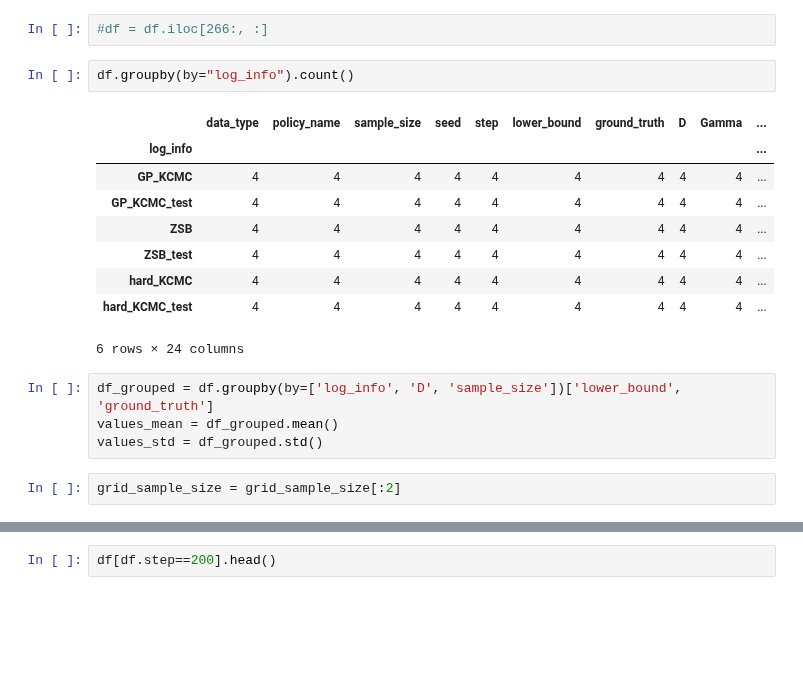
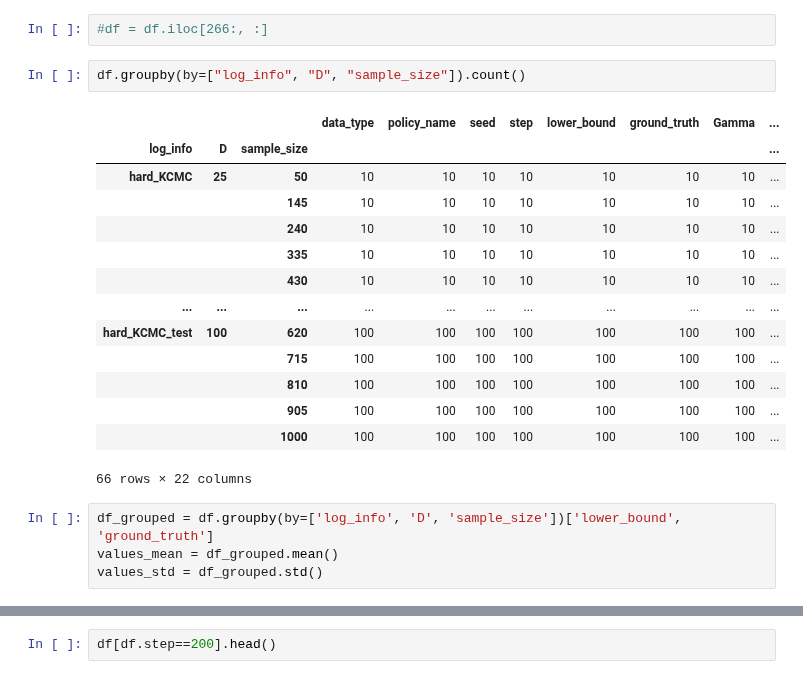
Before and after one commit to kstoneriv3/confounding-robust-inference, a Jupyter notebook: notebooks/Experiment_Policy_Learning_Consistency.ipynb, the cells around one changed output, grey strips where cells are left out. Saved outputs shown, nothing was run; the diff lists cells and outputs as text; blank space fills up the shorter version.

```diff
--- a/notebooks/Experiment_Policy_Learning_Consistency.ipynb
+++ b/notebooks/Experiment_Policy_Learning_Consistency.ipynb
@@ -192,23 +190,26 @@ df.head()
 # %%
 #df = df.iloc[266:, :]
 # %%
-df.groupby(by="log_info").count()
+df.groupby(by=["log_info", "D", "sample_size"]).count()
 # %% [output]
-|  | data_type | policy_name | sample_size | seed | step | lower_bound | ground_truth | D | Gamma | ... |
-| log_info |  |  |  |  |  |  |  |  |  | ... |
-| GP_KCMC | 4 | 4 | 4 | 4 | 4 | 4 | 4 | 4 | 4 | ... |
-| GP_KCMC_test | 4 | 4 | 4 | 4 | 4 | 4 | 4 | 4 | 4 | ... |
-| ZSB | 4 | 4 | 4 | 4 | 4 | 4 | 4 | 4 | 4 | ... |
-| ZSB_test | 4 | 4 | 4 | 4 | 4 | 4 | 4 | 4 | 4 | ... |
-| hard_KCMC | 4 | 4 | 4 | 4 | 4 | 4 | 4 | 4 | 4 | ... |
-| hard_KCMC_test | 4 | 4 | 4 | 4 | 4 | 4 | 4 | 4 | 4 | ... |
+|  |  |  | data_type | policy_name | seed | step | lower_bound | ground_truth | Gamma | ... |
+| log_info | D | sample_size |  |  |  |  |  |  |  | ... |
+| hard_KCMC | 25 | 50 | 10 | 10 | 10 | 10 | 10 | 10 | 10 | ... |
+|  |  | 145 | 10 | 10 | 10 | 10 | 10 | 10 | 10 | ... |
+|  |  | 240 | 10 | 10 | 10 | 10 | 10 | 10 | 10 | ... |
+|  |  | 335 | 10 | 10 | 10 | 10 | 10 | 10 | 10 | ... |
+|  |  | 430 | 10 | 10 | 10 | 10 | 10 | 10 | 10 | ... |
+| ... | ... | ... | ... | ... | ... | ... | ... | ... | ... | ... |
+| hard_KCMC_test | 100 | 620 | 100 | 100 | 100 | 100 | 100 | 100 | 100 | ... |
+|  |  | 715 | 100 | 100 | 100 | 100 | 100 | 100 | 100 | ... |
+|  |  | 810 | 100 | 100 | 100 | 100 | 100 | 100 | 100 | ... |
+|  |  | 905 | 100 | 100 | 100 | 100 | 100 | 100 | 100 | ... |
+|  |  | 1000 | 100 | 100 | 100 | 100 | 100 | 100 | 100 | ... |
-6 rows × 24 columns
+66 rows × 22 columns
 # %%
 df_grouped = df.groupby(by=['log_info', 'D', 'sample_size'])['lower_bound', 'ground_truth']
 values_mean = df_grouped.mean()
 values_std = df_grouped.std()
-# %%
-grid_sample_size = grid_sample_size[:2]
 # %%
 values_mean
 # %% [output]
```
Also changed, not shown: parts of 5 cells of this notebook, 8 other files.
